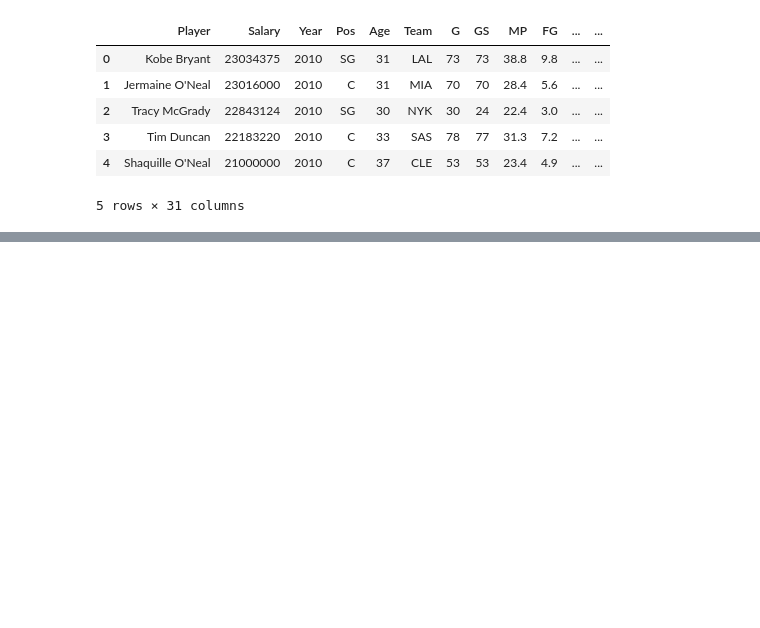
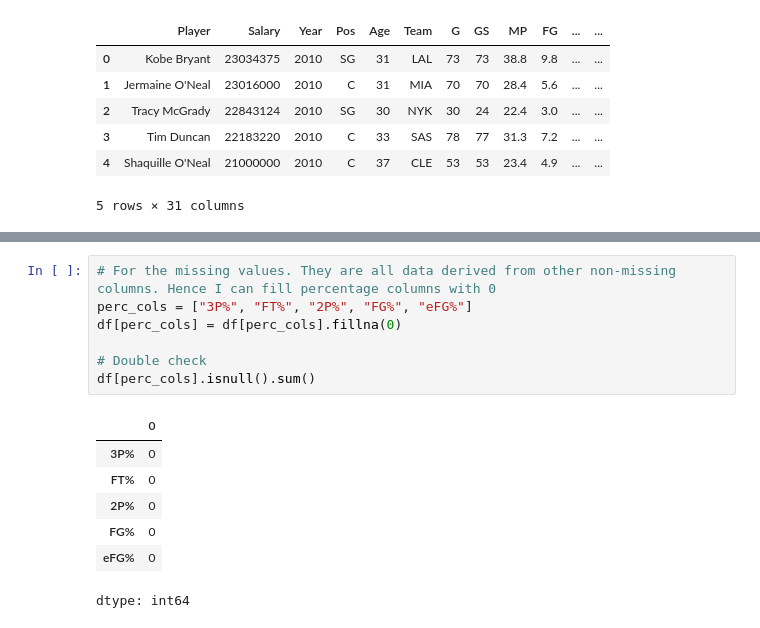
Before and after one commit to sophiezydfifi/207fall-project-ding-peteh-valadez-zhang, a Jupyter notebook: 207_Milestone_workbook.ipynb, the cells around one changed output, grey strips where cells are left out. Cells and saved outputs as stored; diff of their text form; blank space fills up the shorter version.

```diff
--- a/207_Milestone_workbook.ipynb
+++ b/207_Milestone_workbook.ipynb
@@ -19,0 +62,15 @@ df.head()
+# %%
+# For the missing values. They are all data derived from other non-missing columns. Hence I can fill percentage columns with 0
+perc_cols = ["3P%", "FT%", "2P%", "FG%", "eFG%"]
+df[perc_cols] = df[perc_cols].fillna(0)
+
+# Double check
+df[perc_cols].isnull().sum()
+# %% [output]
+|  | 0 |
+| 3P% | 0 |
+| FT% | 0 |
+| 2P% | 0 |
+| FG% | 0 |
+| eFG% | 0 |
+dtype: int64
```
Also changed, not shown: parts of 3 cells of this notebook.
